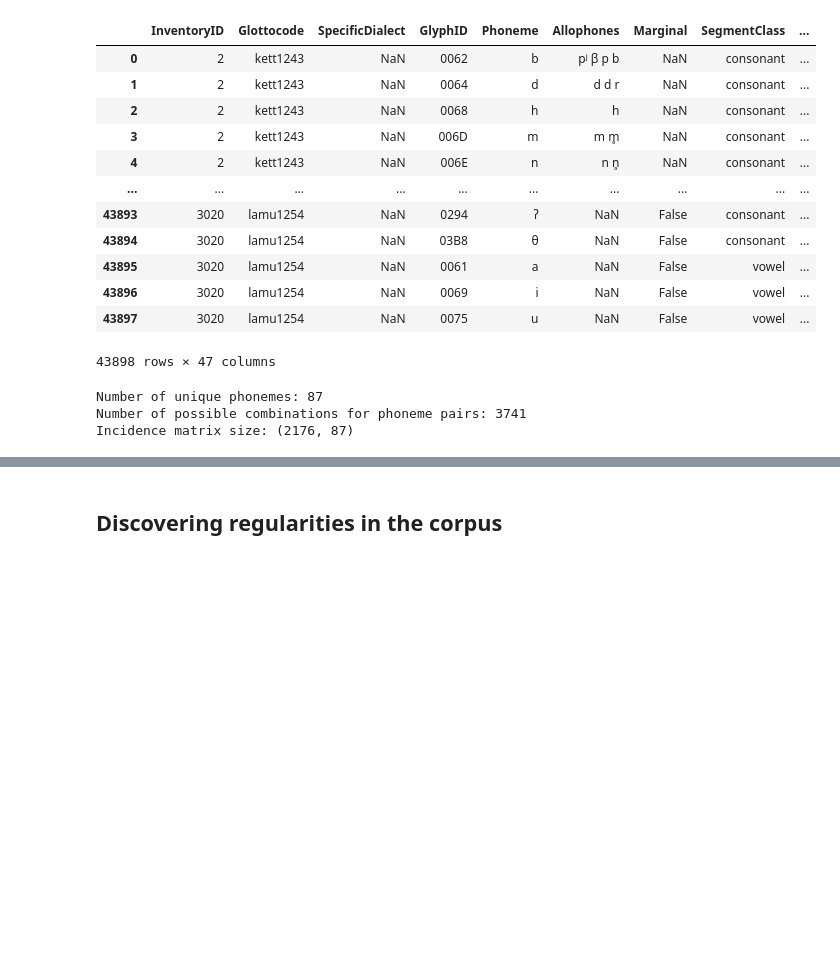
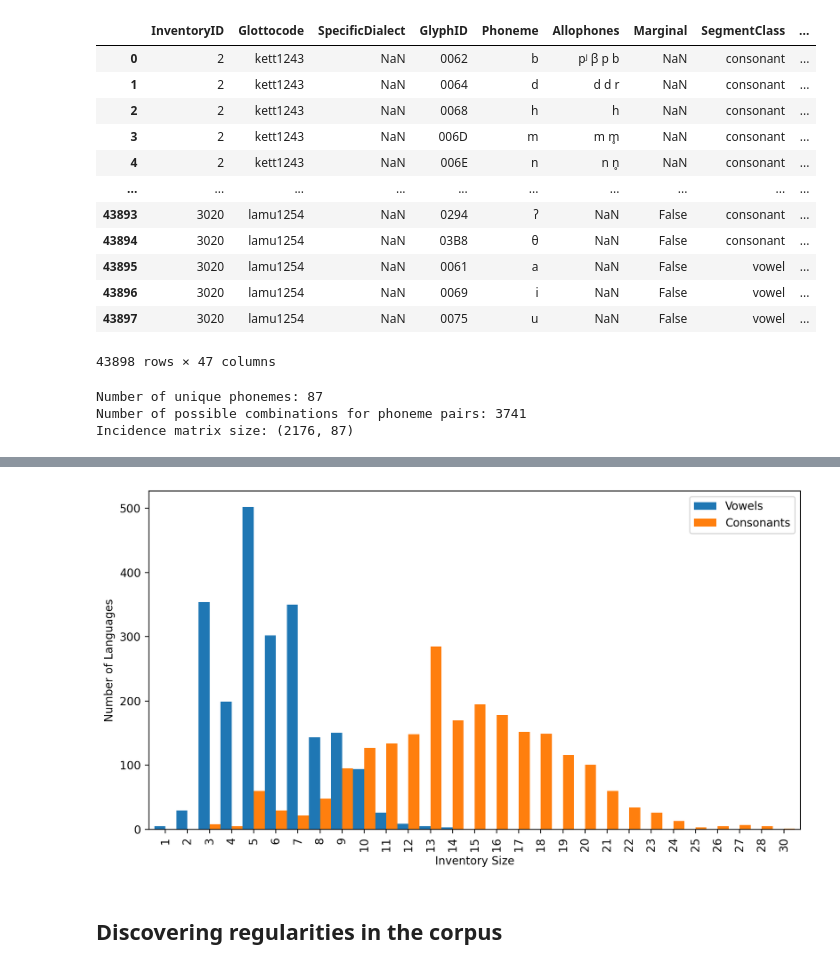
Before and after one commit to phtryll/nlp-labs, a Jupyter notebook: vowel-inventories/vowel_inventories.ipynb, the cells around one changed output, grey strips where cells are left out. Saved outputs shown, nothing was run; the diff lists cells and outputs as text; code cells hidden in the pictures; blank space fills up the shorter version.

```diff
--- a/vowel-inventories/vowel_inventories.ipynb
+++ b/vowel-inventories/vowel_inventories.ipynb
@@ -811,2 +1061,43 @@ We have considerably reduced the size of our data.
+# %%
+#| echo: false
+#| label: fig-phoneme-distribution
+#| fig-cap: "Distribution of phonetic inventory sizes across languages (base set of 87 phonemes)"
+
+vowel_inventory_sizes = (
+    filtered_data[filtered_data["SegmentClass"] == "vowel"]
+    .groupby("Glottocode")["Phoneme"]
+    .nunique()
+)
+
+# Compute consonant inventory sizes per Glottocode
+consonant_inventory_sizes = (
+    filtered_data[filtered_data["SegmentClass"] == "consonant"]
+    .groupby("Glottocode")["Phoneme"]
+    .nunique()
+)
+
+# Group together
+phoneme_inventory_sizes = (
+    pd.DataFrame({
+        "Vowels": vowel_inventory_sizes.value_counts().sort_index(),
+        "Consonants": consonant_inventory_sizes.value_counts().sort_index()
+    })
+    .fillna(0)
+    .astype(int)
+)
+
+# Plot side-by-side bars
+phoneme_inventory_sizes.plot(
+    kind="bar",
+    figsize=(9, 5),
+    width=1,
+    xlabel="Inventory Size",
+    ylabel="Number of Languages"
+)
+
+plt.tight_layout()
+plt.show()
+# %% [output]
+[figure, added]
 # %% [markdown]
 ## Discovering regularities in the corpus
```
Also changed, not shown: parts of 32 cells of this notebook, 1 other file.
